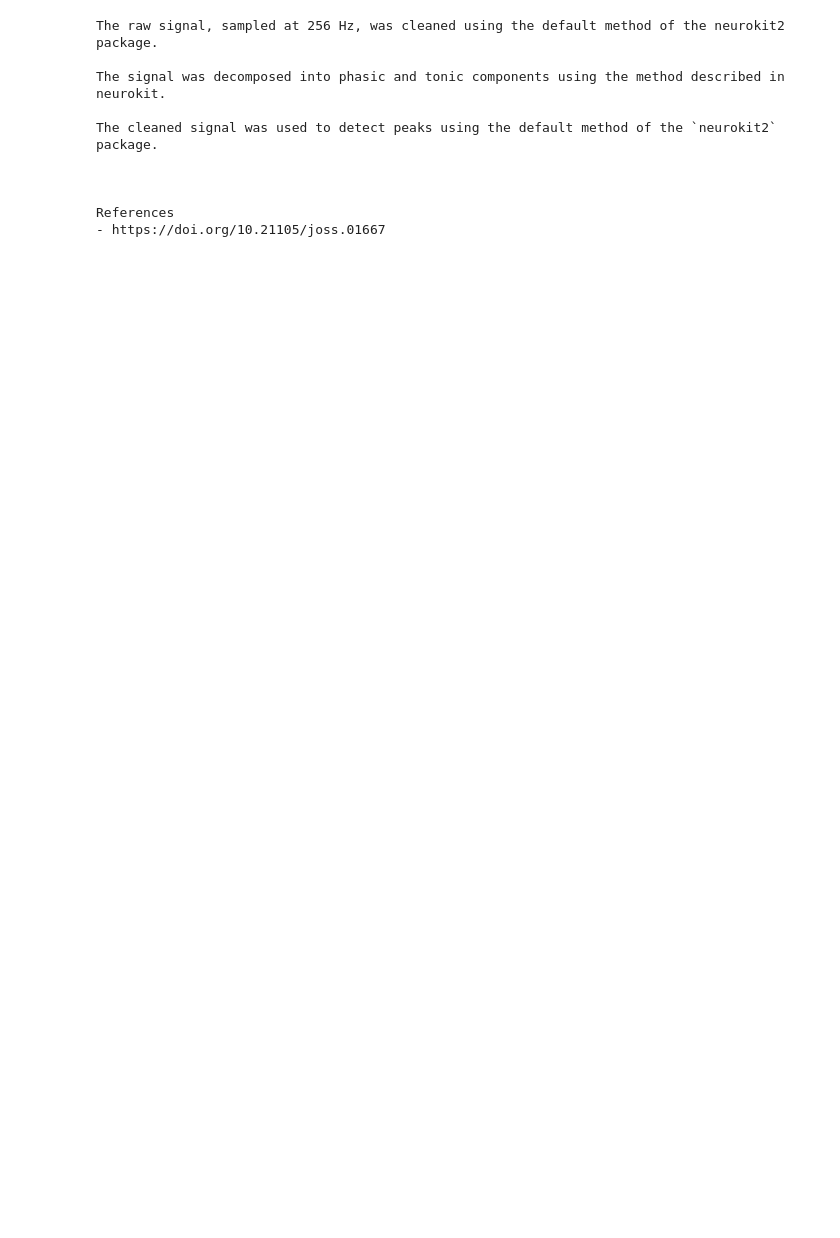
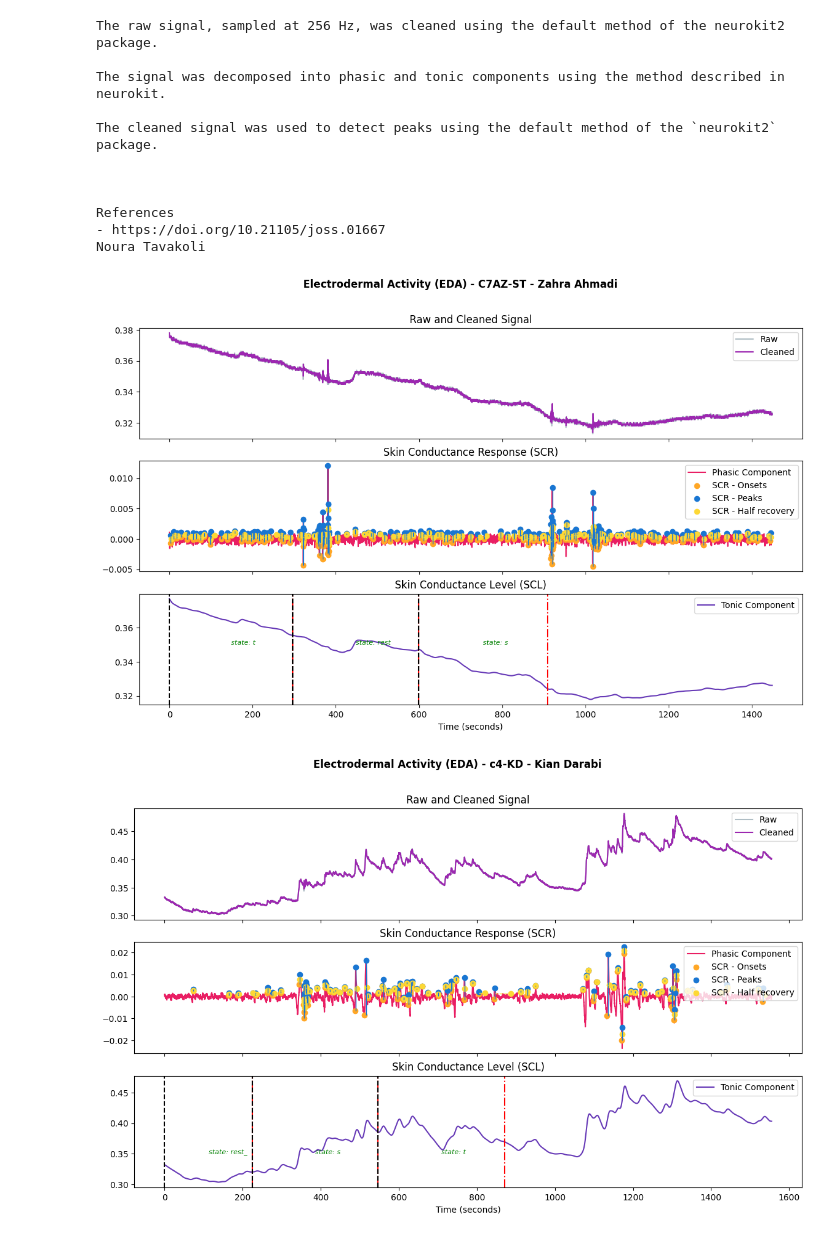
Before and after one commit to DearRude/liquid-effect-on-eeg-analysis, a Jupyter notebook: notebooks/skin-eda-analysis.ipynb, the cells around one changed output. Saved outputs shown, nothing was run; the diff lists cells and outputs as text; code cells hidden in the pictures; blank space fills up the shorter version.

Commit message:
add state duration

```diff
--- a/notebooks/skin-eda-analysis.ipynb
+++ b/notebooks/skin-eda-analysis.ipynb
@@ -88,7 +146,7 @@ def eda_plot_dashedsegments(
 
     return risetime_coord, amplitude_coord, halfr_coord
 # %%
-def plot_data(eda_signal, info, name):
+def plot_data(eda_signal, info, name, state_duration):
     peaks = np.where(eda_signals["SCR_Peaks"] == 1)[0]
     onsets = np.where(eda_signals["SCR_Onsets"] == 1)[0]
     half_recovery = np.where(eda_signals["SCR_Recovery"] == 1)[0]
@@ -164,12 +222,34 @@ def plot_data(eda_signal, info, name):
         label="Tonic Component",
         linewidth=1.5,
     )
+    # ax2.axvline(x=50, ymin = 0.25, ymax = 0.75, linewidth = 4, linestyle ="--", color = 'red')
     ax2.legend(loc="upper right")
+    name = name.split('-')[-1].split('-')[0].strip()
+    print(name)
+    if name in state_result:
+        states = state_result[name]['states']
+        cumulative_duration = 0
+
+        print(f"Checking results for {name}")
+        print(f"Number of states: {len(states)}")
+
+        for state_info in states:
+            duration = state_info['duration']
+            start_time = cumulative_duration
+            cumulative_duration += duration
+            pos_x = (start_time + cumulative_duration)/2
+            print(f"State: {state_info['name']}, Duration: {duration}, Start: {start_time}, End: {cumulative_duration}")
+
+            ax2.axvline(x=start_time, color="black", linestyle="--", label=f"{state_info['name']} start")
+            ax2.axvline(x=cumulative_duration, color="red", linestyle="-.", label=f"{state_info['name']} end")
+            # ax2.annotate(f"{state_info['name']} start", xy=((start_time+cumulative_duration)/2, 4), xytext=((start_time+cumulative_duration)/2, 4))
+            ax2.text(pos_x, 0.35, f"state: {state_info['name']}", style ='italic', fontsize = 8, color ="green")
+
+
     fig.savefig(f"../assets/bio-plots/{name}.png", dpi=300, bbox_inches="tight")
 # %%
 directory = "../assets/bio"
-
 for file_name in Path(directory).iterdir():
     client_name, eda_signals, info = parse_file(file_name)
-    plot_data(eda_signals, info, client_name)
+    plot_data(eda_signals, info, client_name, state_result)
 # %% [output]
@@ -221,10 +380,13 @@ Columns (0) have mixed types. Specify dtype option on import or set low_memory=F
 The raw signal, sampled at 256 Hz, was cleaned using the default method of the neurokit2 package.
 
 The signal was decomposed into phasic and tonic components using the method described in neurokit.
 
 The cleaned signal was used to detect peaks using the default method of the `neurokit2` package.
 
 
 
 References
 - https://doi.org/10.21105/joss.01667
+Noura Tavakoli
+[figure, added]
+[figure, added]
```
Also changed, not shown: parts of 4 cells of this notebook.
